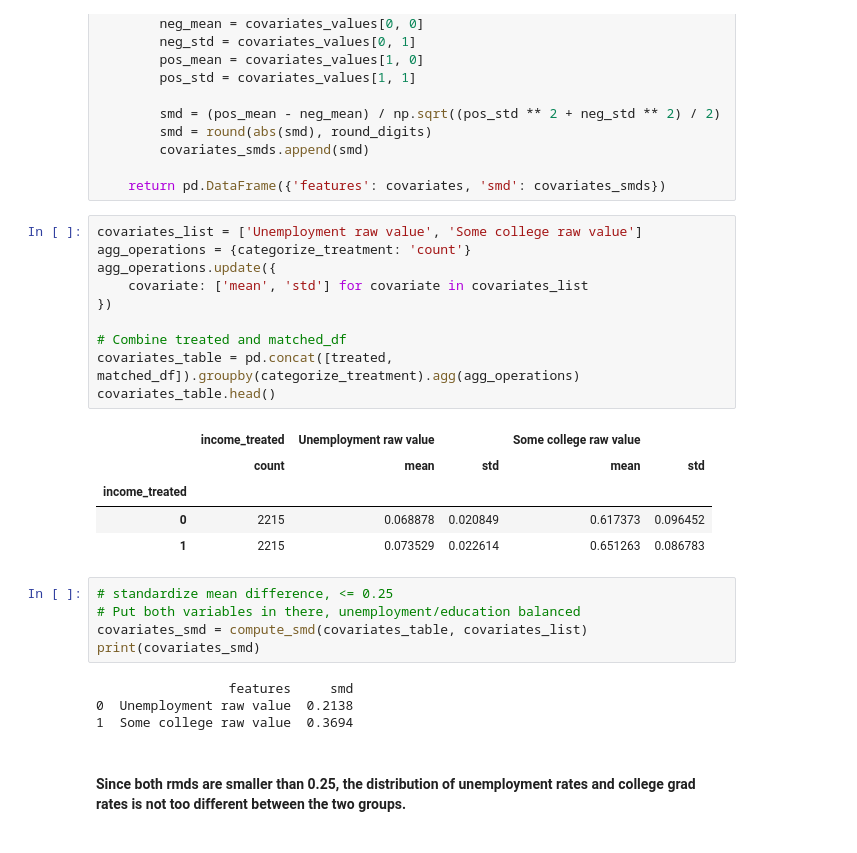
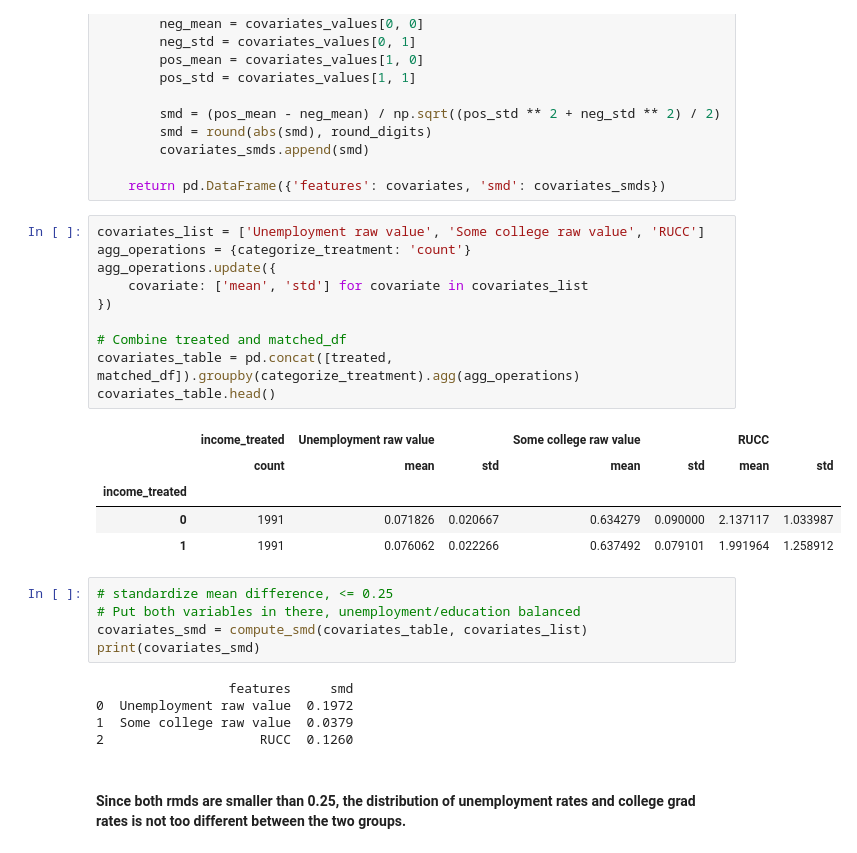
Before and after one commit to abhishekbabu/cse481ds-mental-health, a Jupyter notebook: notebooks/county_level/Matching Analysis/matching-income.ipynb, the cells around one changed output. Cells and saved outputs as stored; diff of their text form.

Commit message:
Update income matching

```diff
--- a/notebooks/county_level/Matching Analysis/matching-income.ipynb
+++ b/notebooks/county_level/Matching Analysis/matching-income.ipynb
@@ -502,21 +486,21 @@ def compute_smd(covariates_table: pd.DataFrame, covariates: list, round_digits:
 
     return pd.DataFrame({'features': covariates, 'smd': covariates_smds})
 # %%
-covariates_list = ['Unemployment raw value', 'Some college raw value']
+covariates_list = ['Unemployment raw value', 'Some college raw value', 'RUCC']
 agg_operations = {categorize_treatment: 'count'}
 agg_operations.update({
     covariate: ['mean', 'std'] for covariate in covariates_list
 })
 
 # Combine treated and matched_df
 covariates_table = pd.concat([treated, matched_df]).groupby(categorize_treatment).agg(agg_operations)
 covariates_table.head()
 # %% [output]
-|  | income_treated | Unemployment raw value |  | Some college raw value |  |
-|  | count | mean | std | mean | std |
-| income_treated |  |  |  |  |  |
-| 0 | 2215 | 0.068878 | 0.020849 | 0.617373 | 0.096452 |
-| 1 | 2215 | 0.073529 | 0.022614 | 0.651263 | 0.086783 |
+|  | income_treated | Unemployment raw value |  | Some college raw value |  | RUCC |  |
+|  | count | mean | std | mean | std | mean | std |
+| income_treated |  |  |  |  |  |  |  |
+| 0 | 1991 | 0.071826 | 0.020667 | 0.634279 | 0.090000 | 2.137117 | 1.033987 |
+| 1 | 1991 | 0.076062 | 0.022266 | 0.637492 | 0.079101 | 1.991964 | 1.258912 |
 # %%
 # standardize mean difference, <= 0.25
 # Put both variables in there, unemployment/education balanced
@@ -524,8 +508,9 @@ covariates_smd = compute_smd(covariates_table, covariates_list)
 print(covariates_smd)
 # %% [output]
                  features     smd
-0  Unemployment raw value  0.2138
-1  Some college raw value  0.3694
+0  Unemployment raw value  0.1972
+1  Some college raw value  0.0379
+2                    RUCC  0.1260
 # %% [markdown]
 #### Since both rmds are smaller than 0.25, the distribution of unemployment rates and college grad rates is not too different between the two groups.
 # %% [markdown]
```
Also changed, not shown: parts of 15 cells of this notebook, 2 other files.
